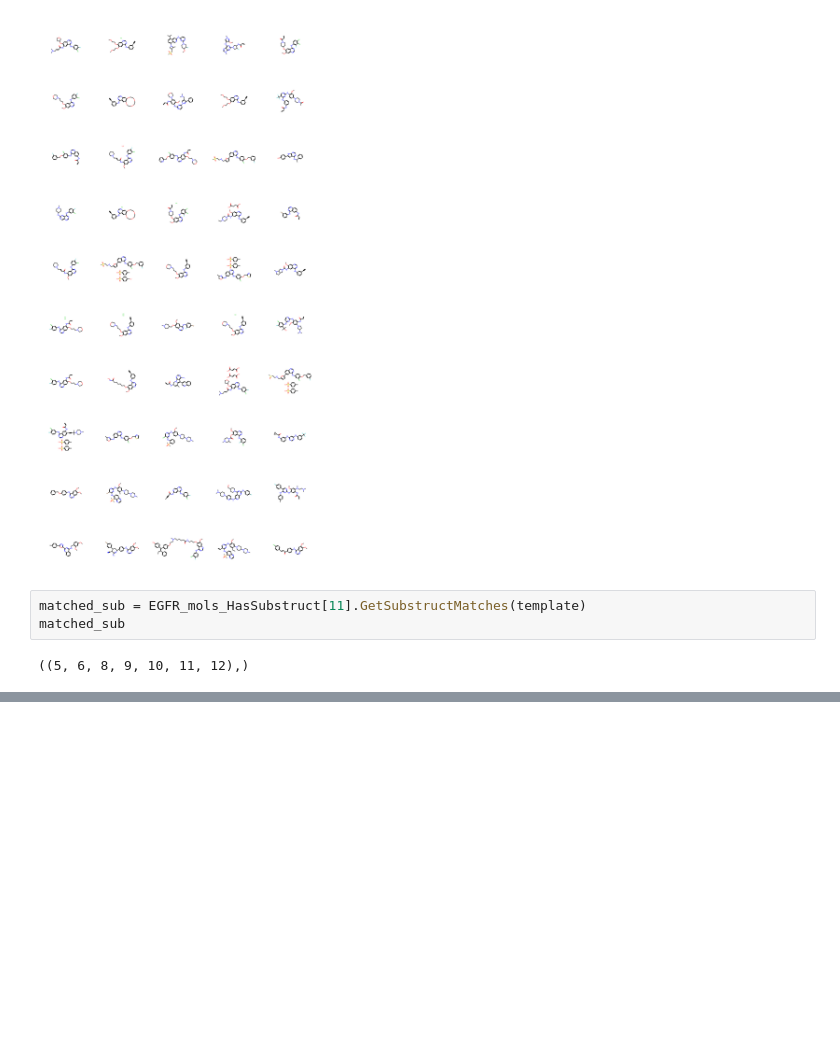
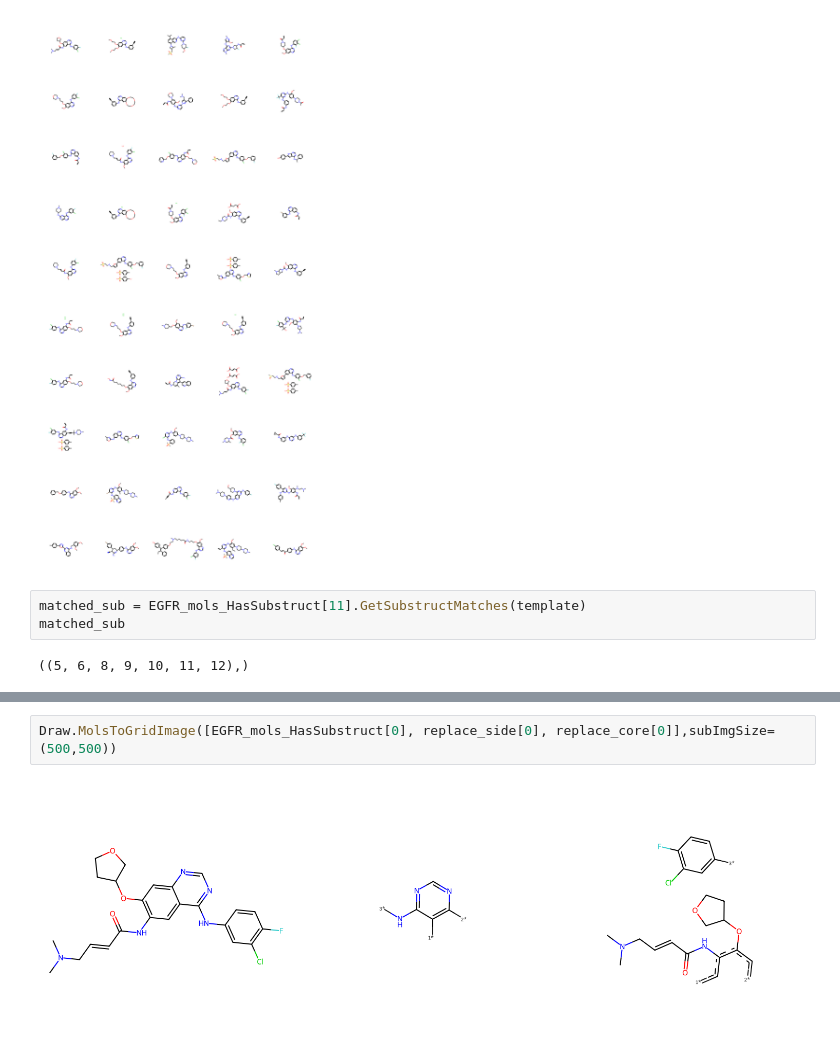
Before and after one commit to daiyizheng/DL, a Jupyter notebook: 07-rdkit/20-rdkit分子部分构造的检索与可视化.ipynb, the cells around one changed output, grey strips where cells are left out. Saved outputs shown, nothing was run; the diff lists cells and outputs as text; blank space fills up the shorter version.

```diff
--- a/07-rdkit/20-rdkit分子部分构造的检索与可视化.ipynb
+++ b/07-rdkit/20-rdkit分子部分构造的检索与可视化.ipynb
@@ -108,0 +132,4 @@ matched_sub
+# %%
+Draw.MolsToGridImage([EGFR_mols_HasSubstruct[0], replace_side[0], replace_core[0]],subImgSize=(500,500))
+# %% [output]
+[figure, added]
```
Also changed, not shown: parts of 7 cells of this notebook.
